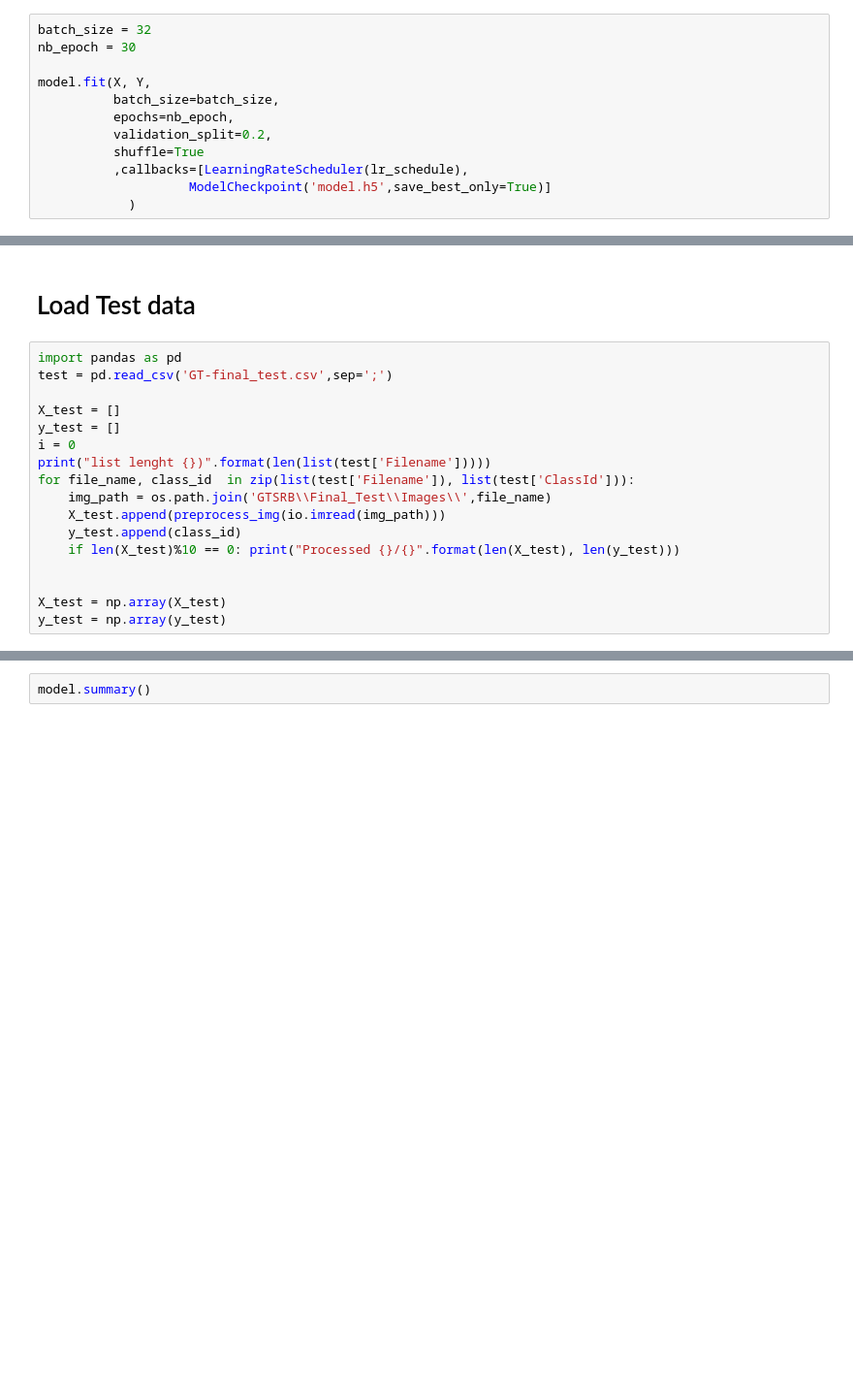
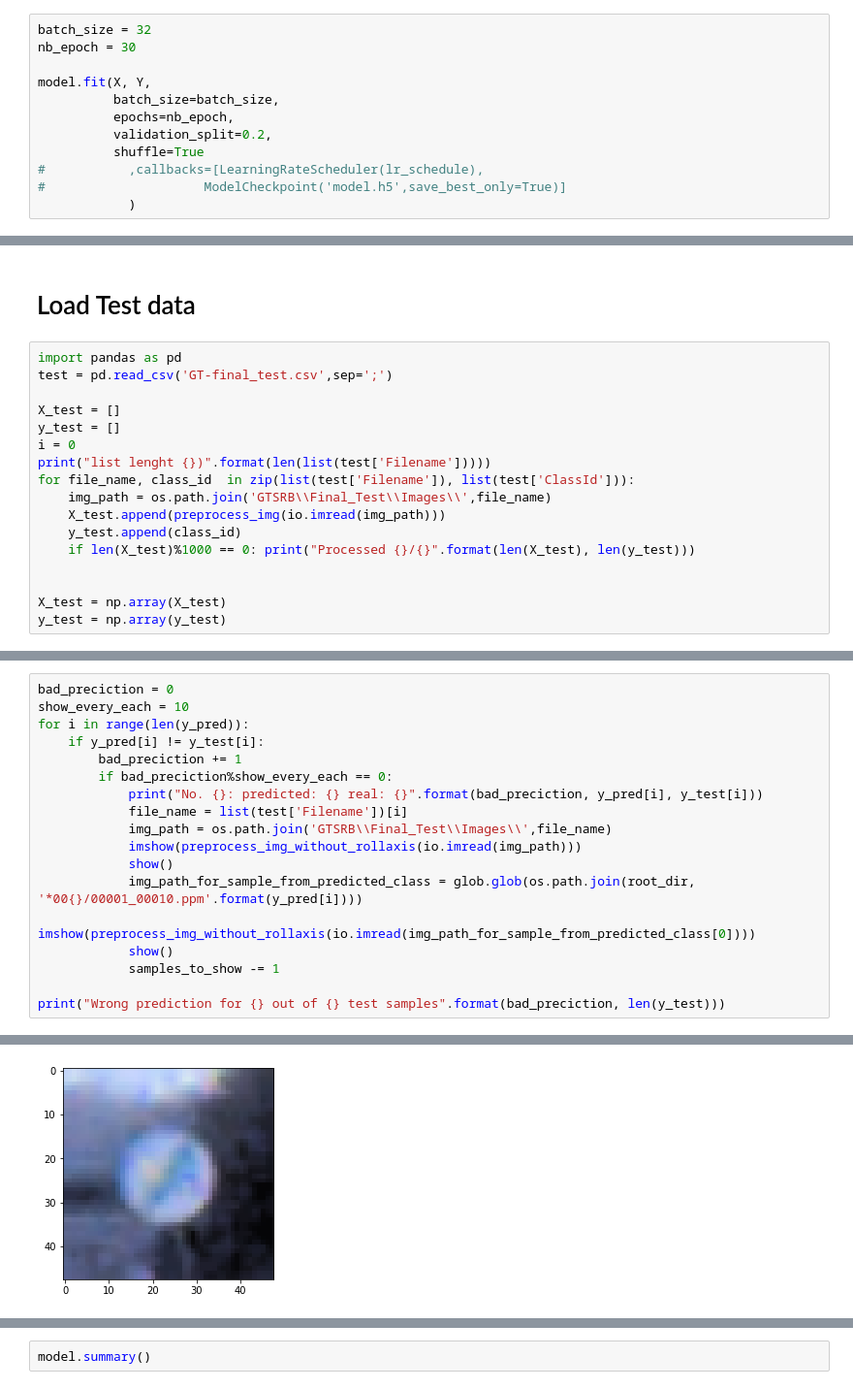
Before and after one commit to bogus1aw/trafic-signs-recognition, a Jupyter notebook: Traffic Sign Classification with examples.ipynb, the cells around one changed output, grey strips where cells are left out. Shown at 97% size. Cells and saved outputs as stored; diff of their text form; blank space fills up the shorter version.

```diff
--- a/Traffic Sign Classification with examples.ipynb
+++ b/Traffic Sign Classification with examples.ipynb
@@ -257,8 +257,8 @@ model.fit(X, Y,
           epochs=nb_epoch,
           validation_split=0.2,
           shuffle=True
-          ,callbacks=[LearningRateScheduler(lr_schedule),
-                    ModelCheckpoint('model.h5',save_best_only=True)]
+#           ,callbacks=[LearningRateScheduler(lr_schedule),
+#                     ModelCheckpoint('model.h5',save_best_only=True)]
             )
 # %% [output]
 Train on 31367 samples, validate on 7842 samples
@@ -293,7 +293,7 @@ for file_name, class_id  in zip(list(test['Filename']), list(test['ClassId'])):
     img_path = os.path.join('GTSRB\\Final_Test\\Images\\',file_name)
     X_test.append(preprocess_img(io.imread(img_path)))
     y_test.append(class_id)
-    if len(X_test)%10 == 0: print("Processed {}/{}".format(len(X_test), len(y_test)))
+    if len(X_test)%1000 == 0: print("Processed {}/{}".format(len(X_test), len(y_test)))
 
 
 X_test = np.array(X_test)
@@ -308,0 +327,19 @@ print("Test accuracy = {}".format(acc))
+# %%
+bad_preciction = 0
+show_every_each = 10
+for i in range(len(y_pred)):
+    if y_pred[i] != y_test[i]:
+        bad_preciction += 1
+        if bad_preciction%show_every_each == 0:
+            print("No. {}: predicted: {} real: {}".format(bad_preciction, y_pred[i], y_test[i]))
+            file_name = list(test['Filename'])[i]
+            img_path = os.path.join('GTSRB\\Final_Test\\Images\\',file_name)
+            imshow(preprocess_img_without_rollaxis(io.imread(img_path)))
+            show()
+            img_path_for_sample_from_predicted_class = glob.glob(os.path.join(root_dir, '*00{}/00001_00010.ppm'.format(y_pred[i])))
+            imshow(preprocess_img_without_rollaxis(io.imread(img_path_for_sample_from_predicted_class[0])))
+            show()
+            samples_to_show -= 1
+
+print("Wrong prediction for {} out of {} test samples".format(bad_preciction, len(y_test)))
+# %% [output]
@@ -308,0 +347 @@ print("Test accuracy = {}".format(acc))
+[figure, added]
```
Also changed, not shown: parts of 9 cells of this notebook, 2 other files.
